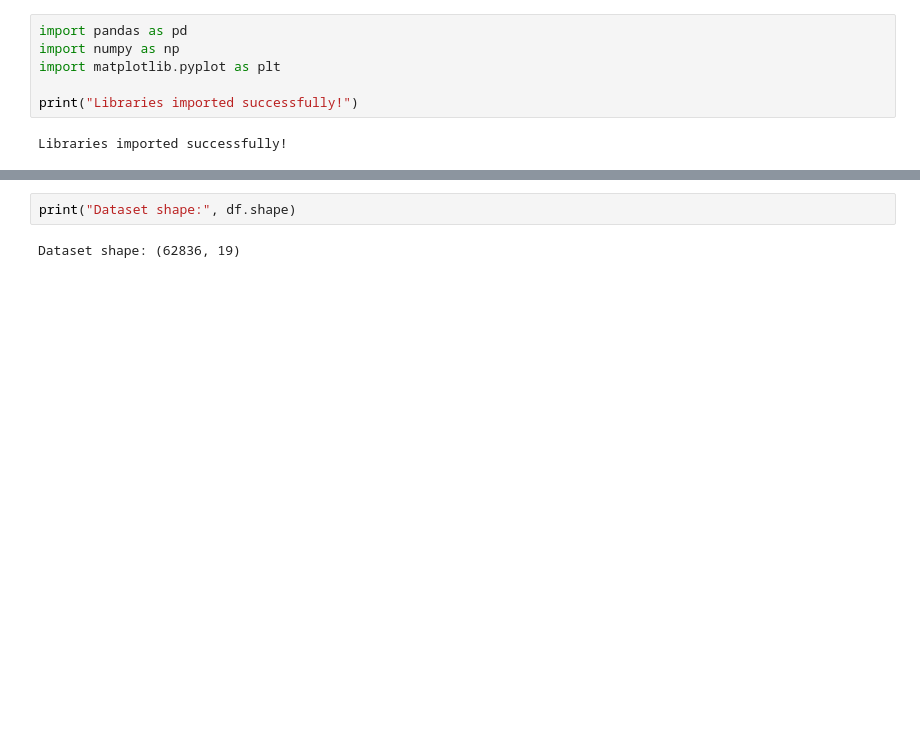
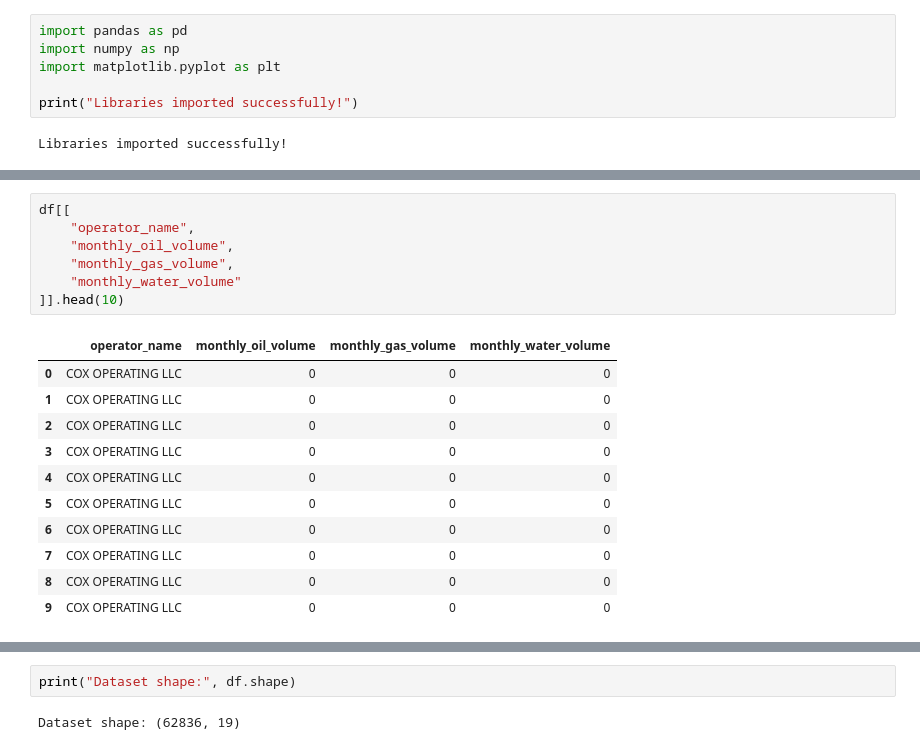
Before and after one commit to oluwatise-falaju/CodeAlpha_Oil_Gas_Production_Analysis, a Jupyter notebook: notebooks/Oil_and_Gas_Production_Analysis_Submission.ipynb, the cells around one changed output, grey strips where cells are left out. Saved outputs shown, nothing was run; the diff lists cells and outputs as text; blank space fills up the shorter version.

```diff
--- a/notebooks/Oil_and_Gas_Production_Analysis_Submission.ipynb
+++ b/notebooks/Oil_and_Gas_Production_Analysis_Submission.ipynb
@@ -82,0 +215,19 @@ print(df.shape)
+# %%
+df[[
+    "operator_name",
+    "monthly_oil_volume",
+    "monthly_gas_volume",
+    "monthly_water_volume"
+]].head(10)
+# %% [output]
+|  | operator_name | monthly_oil_volume | monthly_gas_volume | monthly_water_volume |
+| 0 | COX OPERATING LLC | 0 | 0 | 0 |
+| 1 | COX OPERATING LLC | 0 | 0 | 0 |
+| 2 | COX OPERATING LLC | 0 | 0 | 0 |
+| 3 | COX OPERATING LLC | 0 | 0 | 0 |
+| 4 | COX OPERATING LLC | 0 | 0 | 0 |
+| 5 | COX OPERATING LLC | 0 | 0 | 0 |
+| 6 | COX OPERATING LLC | 0 | 0 | 0 |
+| 7 | COX OPERATING LLC | 0 | 0 | 0 |
+| 8 | COX OPERATING LLC | 0 | 0 | 0 |
+| 9 | COX OPERATING LLC | 0 | 0 | 0 |
```
Also changed, not shown: parts of 81 cells of this notebook.
